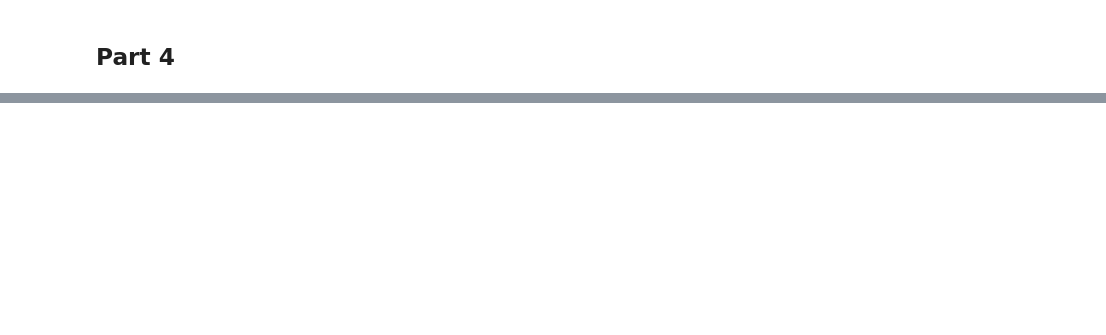
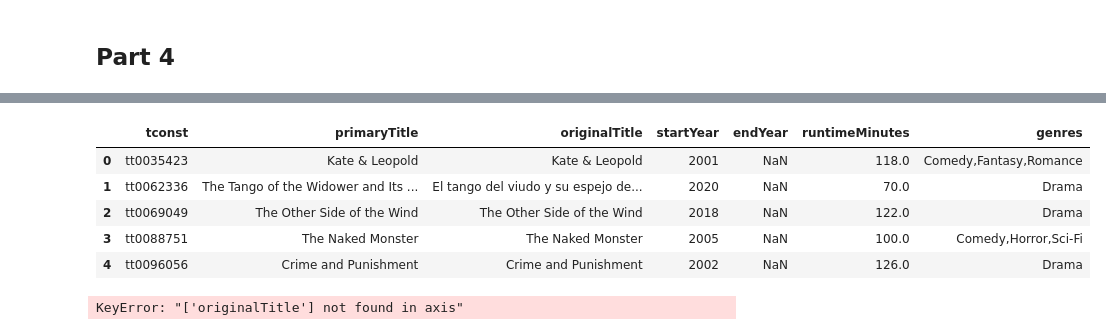
Before and after one commit to JoeBwonKenobi/Movie-Prediction-Project, a Jupyter notebook: Movie_Project_Part_4.ipynb, the cells around one changed output, grey strips where cells are left out. Saved outputs shown, nothing was run; the diff lists cells and outputs as text; code cells hidden in the pictures; blank space fills up the shorter version.

```diff
--- a/Movie_Project_Part_4.ipynb
+++ b/Movie_Project_Part_4.ipynb
@@ -520,0 +686,16 @@ Alternate hypothesis:The rating of a movie does have an affect on how much reven
+# %%
+# Drop a couple unnecessary columns
+basics = basics.drop(columns = ['isAdult', 'titleType'])
+basics.head()
+# %% [output]
+|  | tconst | primaryTitle | originalTitle | startYear | endYear | runtimeMinutes | genres |
+| 0 | tt0035423 | Kate & Leopold | Kate & Leopold | 2001 | NaN | 118.0 | Comedy,Fantasy,Romance |
+| 1 | tt0062336 | The Tango of the Widower and Its ... | El tango del viudo y su espejo de... | 2020 | NaN | 70.0 | Drama |
+| 2 | tt0069049 | The Other Side of the Wind | The Other Side of the Wind | 2018 | NaN | 122.0 | Drama |
+| 3 | tt0088751 | The Naked Monster | The Naked Monster | 2005 | NaN | 100.0 | Comedy,Horror,Sci-Fi |
+| 4 | tt0096056 | Crime and Punishment | Crime and Punishment | 2002 | NaN | 126.0 | Drama |
+# %%
+# Drop "originalTitle"
+df = movie_df.drop(columns = 'originalTitle')
+# %% [output]
+KeyError: "['originalTitle'] not found in axis"
```
Also changed, not shown: parts of 101 cells of this notebook, 2 other files.
